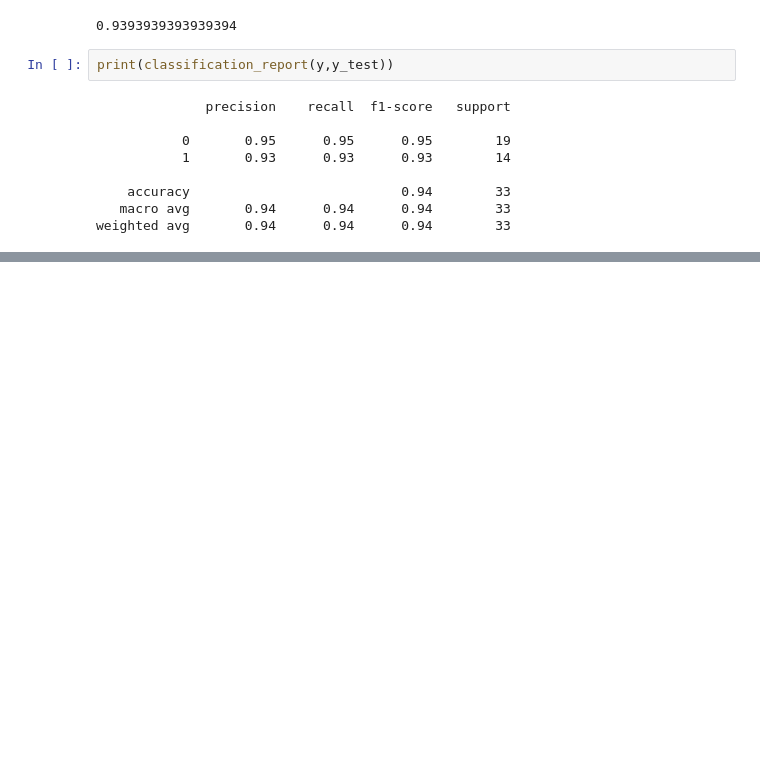
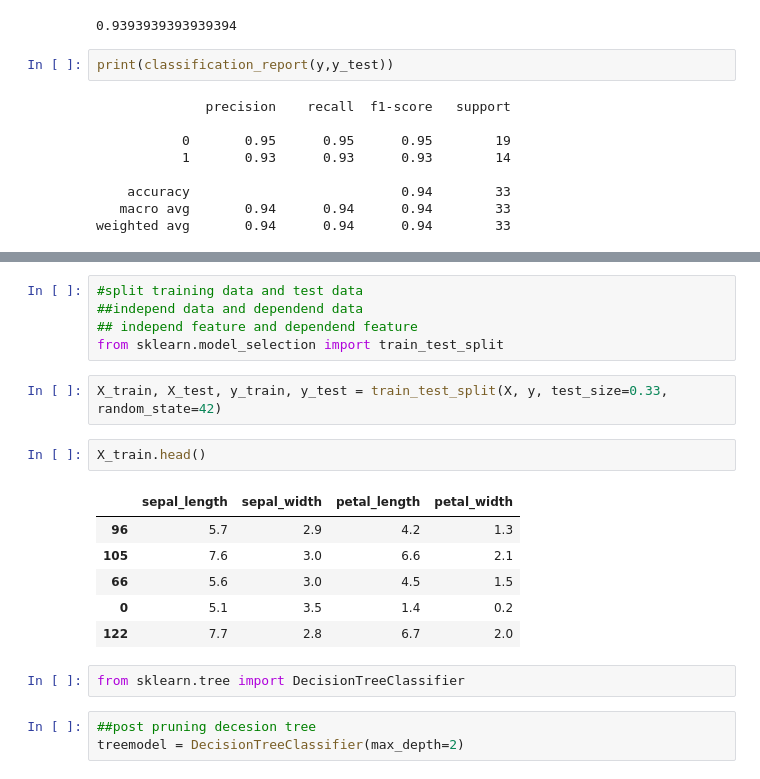
Before and after one commit to Yeasin-Hossen-Arman/Iris_flower_detection, a Jupyter notebook: Logistic_Regression_iris_dataset.ipynb, the cells around one changed output, grey strips where cells are left out. Cells and saved outputs as stored; diff of their text form; blank space fills up the shorter version.

```diff
--- a/Logistic_Regression_iris_dataset.ipynb
+++ b/Logistic_Regression_iris_dataset.ipynb
@@ -162,0 +198,21 @@ weighted avg       0.94      0.94      0.94        33
+# %%
+#split training data and test data
+##independ data and dependend data
+## independ feature and dependend feature
+from sklearn.model_selection import train_test_split
+# %%
+X_train, X_test, y_train, y_test = train_test_split(X, y, test_size=0.33, random_state=42)
+# %%
+X_train.head()
+# %% [output]
+|  | sepal_length | sepal_width | petal_length | petal_width |
+| 96 | 5.7 | 2.9 | 4.2 | 1.3 |
+| 105 | 7.6 | 3.0 | 6.6 | 2.1 |
+| 66 | 5.6 | 3.0 | 4.5 | 1.5 |
+| 0 | 5.1 | 3.5 | 1.4 | 0.2 |
+| 122 | 7.7 | 2.8 | 6.7 | 2.0 |
+# %%
+from sklearn.tree import DecisionTreeClassifier
+# %%
+##post pruning decesion tree
+treemodel = DecisionTreeClassifier(max_depth=2)
```
Also changed, not shown: parts of 13 cells of this notebook.
